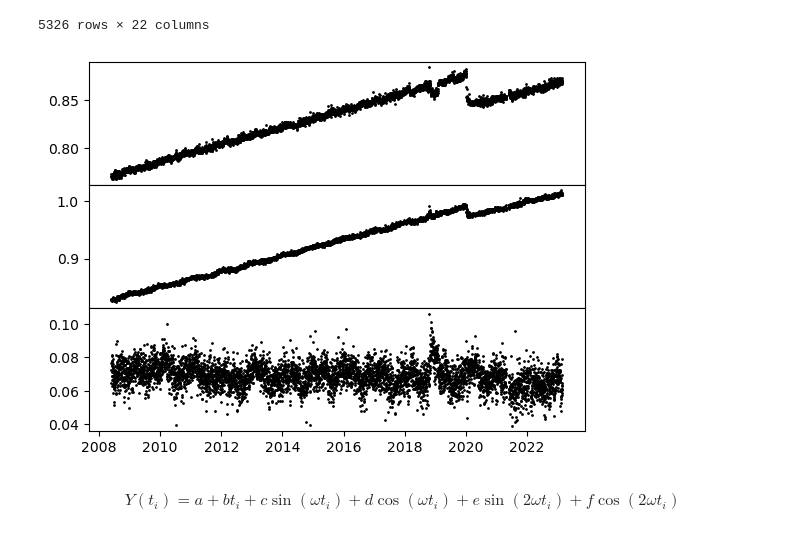
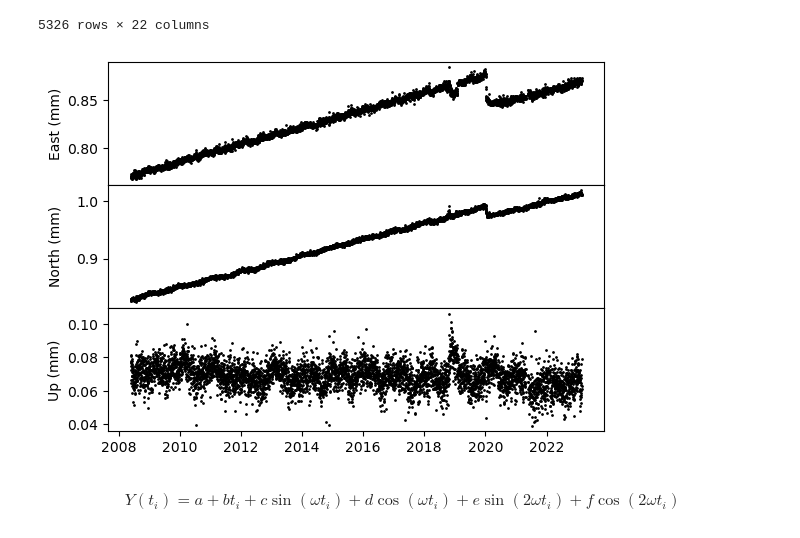
Before and after one commit to hnguyen-repos/inSAR, a Jupyter notebook: insar.ipynb, the cells around one changed output. Saved outputs shown, nothing was run; the diff lists cells and outputs as text; code cells hidden in the pictures.

```diff
--- a/insar.ipynb
+++ b/insar.ipynb
@@ -36,15 +36,15 @@ df
 # %%
 time  = np.array(df["yyyy.yyyy"])
 east  = np.array(df["__east(m)"])
 north = np.array(df["_north(m)"])
 up    = np.array(df["____up(m)"])
-fig, ax = plt.subplots(3, 1, sharex=True)
-ax[0].plot(time, east, "ko", markersize=1)
-ax[1].plot(time, north, "ko", markersize=1)
-ax[2].plot(time, up, "ko", markersize=1)
-fig.subplots_adjust(hspace=.0)
+fig, axs = plt.subplots(3, 1, sharex=True)
+axs[0].plot(time, east , "ko", markersize=1); axs[0].set_ylabel("East (mm)")
+axs[1].plot(time, north, "ko", markersize=1); axs[1].set_ylabel("North (mm)")
+axs[2].plot(time, up   , "ko", markersize=1); axs[2].set_ylabel("Up (mm)")
+fig.subplots_adjust(hspace=.0); fig.align_labels(axs[:])
 # %% [output]
-[figure, old version]
+[figure, new version]
 # %% [markdown]
 $$
 Y(t_i) = a + bt_i + c\sin(\omega t_i) + d\cos(\omega t_i) + e\sin(2\omega t_i) + f\cos(2\omega t_i)
```
